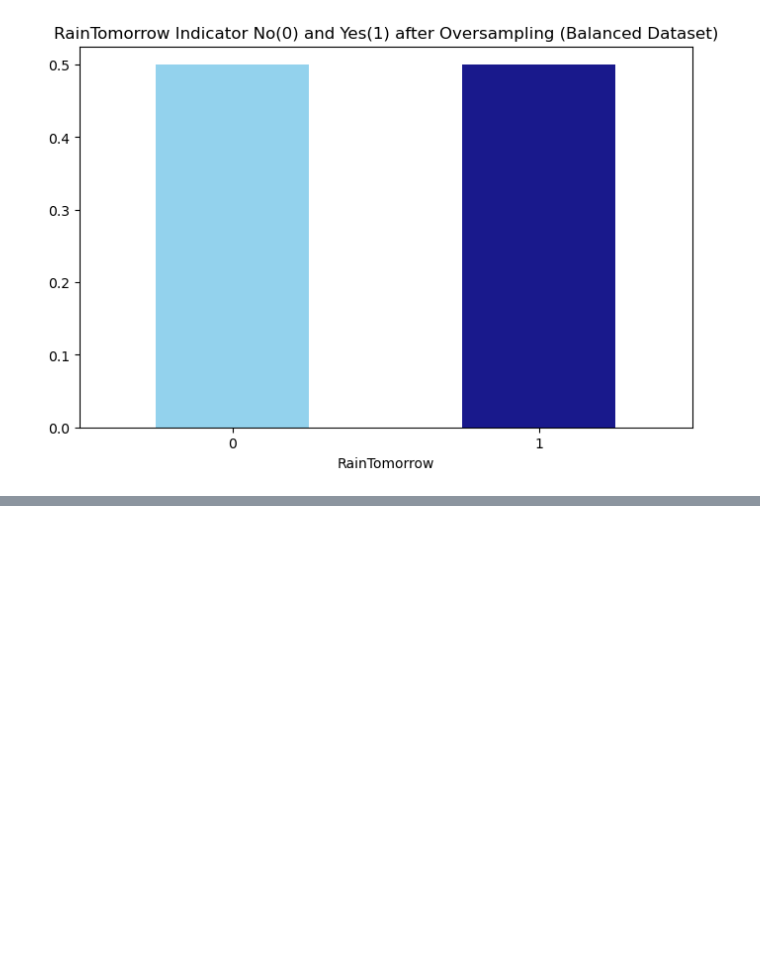
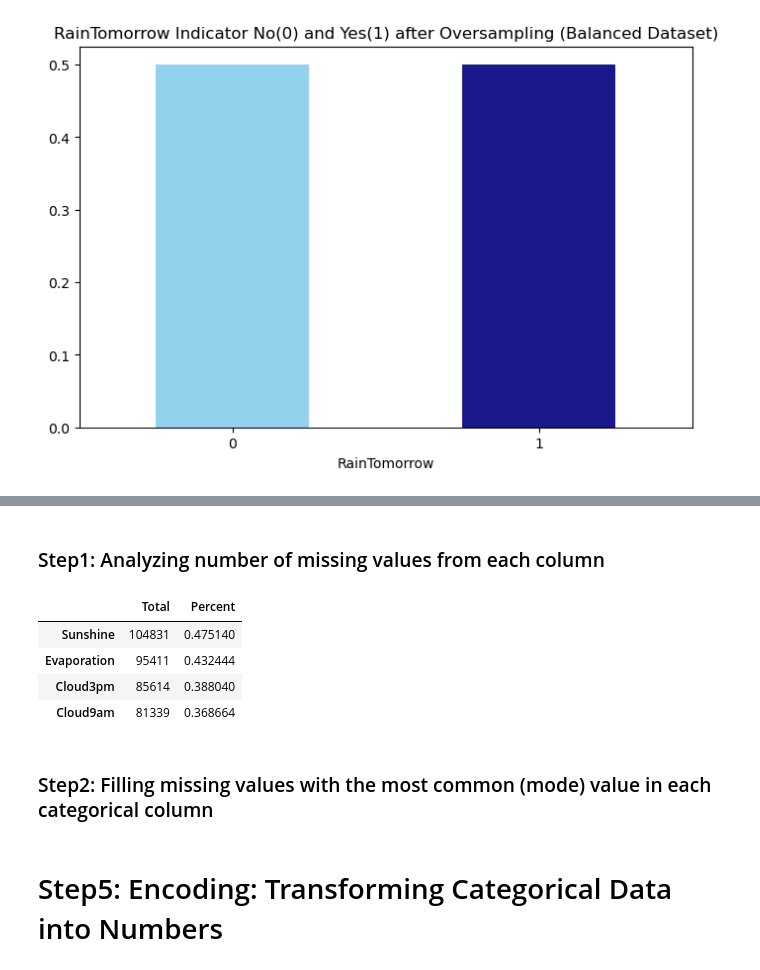
Before and after one commit to TariniPathak/RainFall-Prediction, a Jupyter notebook: Notebook-1.ipynb, the cells around one changed output, grey strips where cells are left out. Saved outputs shown, nothing was run; the diff lists cells and outputs as text; code cells hidden in the pictures; blank space fills up the shorter version.

Commit message:
Handling Missing Values in the Dataset and Transforming Categorical Data into Numbers

```diff
--- a/Notebook-1.ipynb
+++ b/Notebook-1.ipynb
@@ -157,0 +162,15 @@ plt.show()
+# %% [markdown]
+### Step1: Analyzing number of missing values from each column
+# %%
+total = oversampled.isnull().sum().sort_values(ascending=False)
+percent = (oversampled.isnull().sum()/oversampled.isnull().count()).sort_values(ascending=False)
+missing = pd.concat([total, percent], axis=1, keys=['Total', 'Percent'])
+missing.head(4)
+# %% [output]
+|  | Total | Percent |
+| Sunshine | 104831 | 0.475140 |
+| Evaporation | 95411 | 0.432444 |
+| Cloud3pm | 85614 | 0.388040 |
+| Cloud9am | 81339 | 0.368664 |
+# %% [markdown]
+### Step2: Filling missing values with the most common (mode) value in each categorical column
@@ -157,0 +187,2 @@ plt.show()
+# %% [markdown]
+# Step5: Encoding: Transforming Categorical Data into Numbers
```
Also changed, not shown: parts of 4 cells of this notebook.
